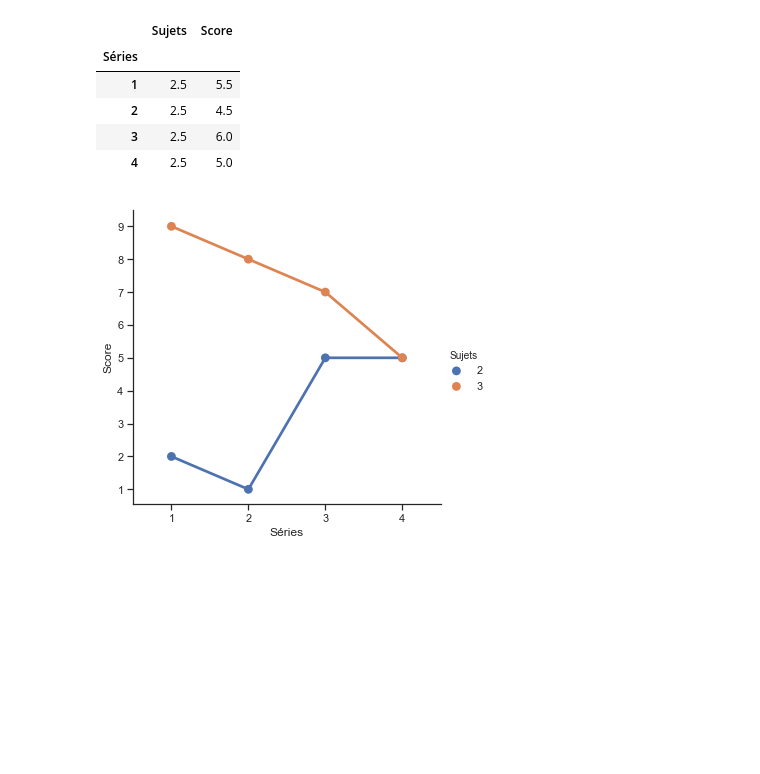
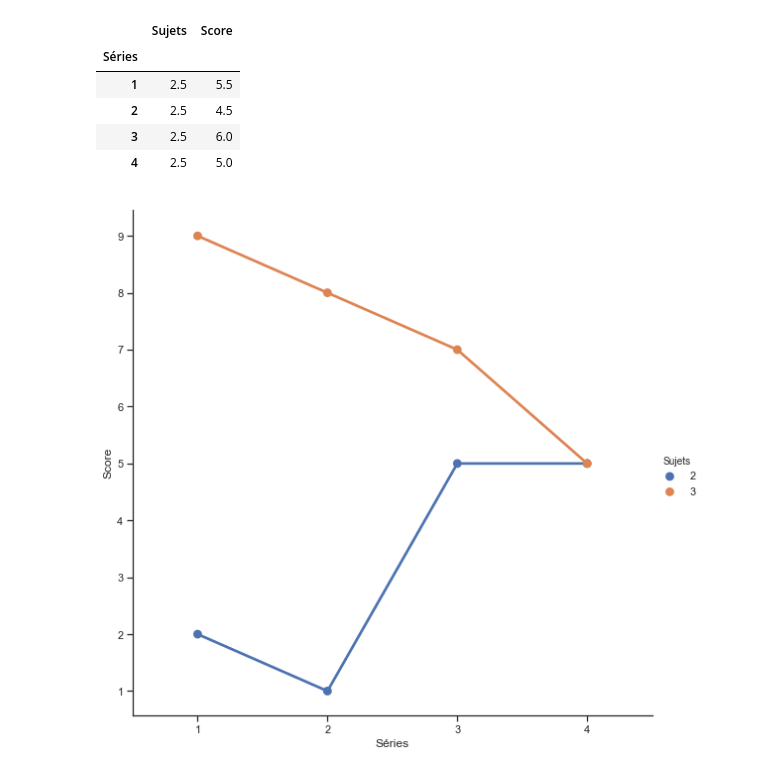
Before and after one commit to NeonSodium/TE_Cognitive_web, a Jupyter notebook: data/data.ipynb, the cells around one changed output. Saved outputs shown, nothing was run; the diff lists cells and outputs as text; code cells hidden in the pictures; blank space fills up the shorter version.

Commit message:
plotting

```diff
--- a/data/data.ipynb
+++ b/data/data.ipynb
@@ -114,7 +114,8 @@ sujets_score.groupby("Séries").mean()
 | 3 | 2.5 | 6.0 |
 | 4 | 2.5 | 5.0 |
 # %%
-sns.catplot(x="Séries", y="Score", hue="Sujets", kind="point", data=sujets_score);
+plot_series = sns.catplot(x="Séries", y="Score", hue="Sujets", kind="point", data=sujets_score, size=8);
+plot_series.savefig("plot_series.png")
 # %% [output]
-[figure, old version]
+[figure, new version]
 # %%
```
Also changed, not shown: parts of 4 cells of this notebook, 2 other files.
